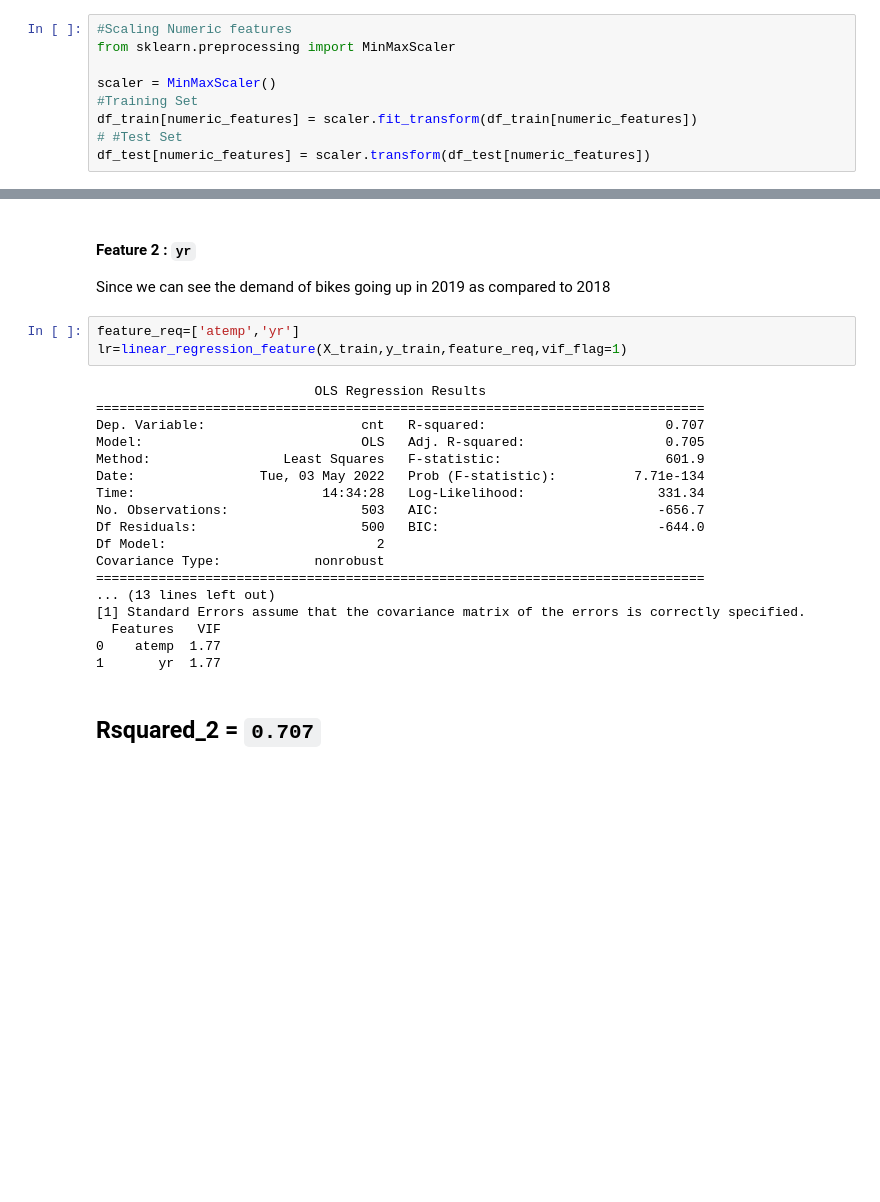
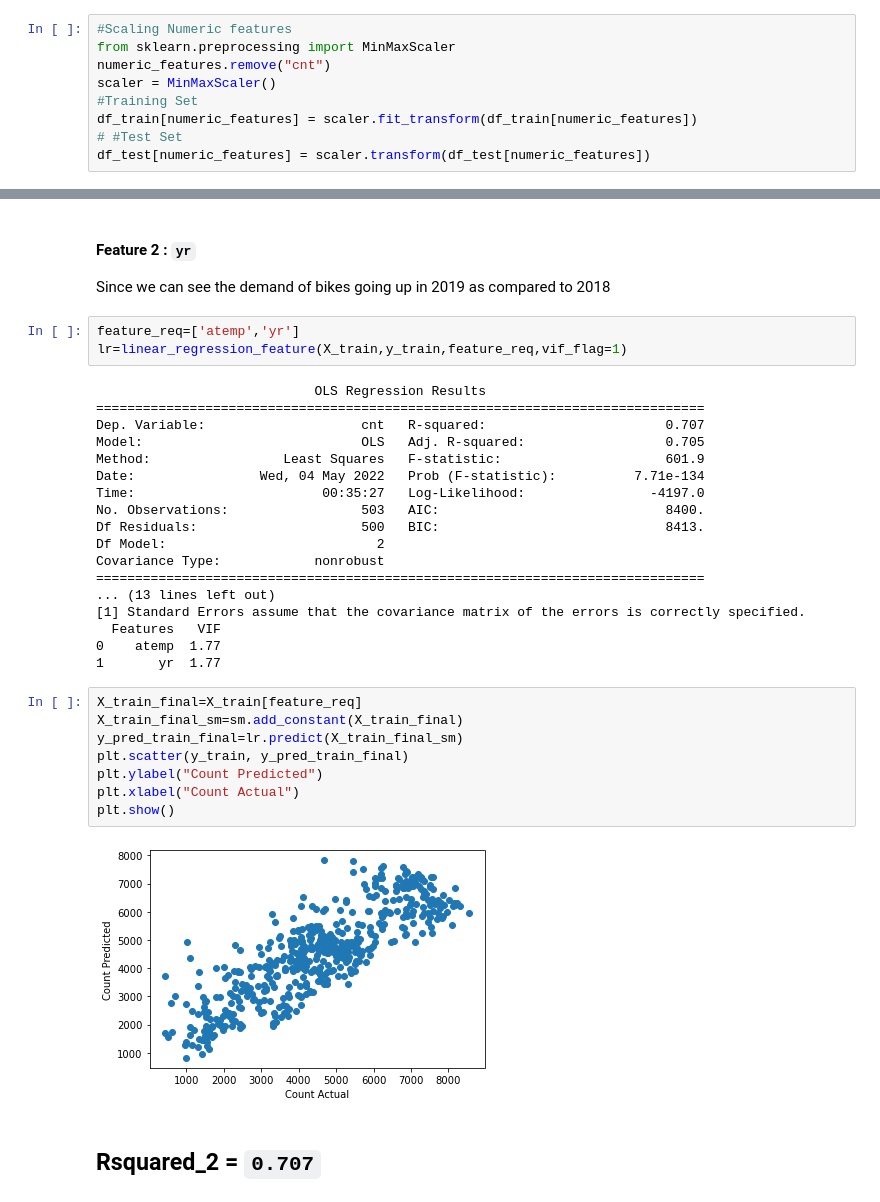
Before and after one commit to karthickchetti/Bike_Sharing, a Jupyter notebook: BikeSharing/Bike_Sharing.ipynb, the cells around one changed output, grey strips where cells are left out. Saved outputs shown, nothing was run; the diff lists cells and outputs as text; blank space fills up the shorter version.

```diff
--- a/BikeSharing/Bike_Sharing.ipynb
+++ b/BikeSharing/Bike_Sharing.ipynb
@@ -228,7 +237,7 @@ numeric_features.remove("temp")
 # %%
 #Scaling Numeric features
 from sklearn.preprocessing import MinMaxScaler
-
+numeric_features.remove("cnt")
 scaler = MinMaxScaler()
 #Training Set
 df_train[numeric_features] = scaler.fit_transform(df_train[numeric_features])
@@ -313,10 +315,10 @@ lr=linear_regression_feature(X_train,y_train,feature_req,vif_flag=1)
 Dep. Variable:                    cnt   R-squared:                       0.707
 Model:                            OLS   Adj. R-squared:                  0.705
 Method:                 Least Squares   F-statistic:                     601.9
-Date:                Tue, 03 May 2022   Prob (F-statistic):          7.71e-134
-Time:                        14:34:28   Log-Likelihood:                 331.34
-No. Observations:                 503   AIC:                            -656.7
-Df Residuals:                     500   BIC:                            -644.0
+Date:                Wed, 04 May 2022   Prob (F-statistic):          7.71e-134
+Time:                        00:35:27   Log-Likelihood:                -4197.0
+No. Observations:                 503   AIC:                             8400.
+Df Residuals:                     500   BIC:                             8413.
 Df Model:                           2
 Covariance Type:            nonrobust
 ==============================================================================
@@ -325,6 +327,16 @@ Covariance Type:            nonrobust
   Features   VIF
 0    atemp  1.77
 1       yr  1.77
+# %%
+X_train_final=X_train[feature_req]
+X_train_final_sm=sm.add_constant(X_train_final)
+y_pred_train_final=lr.predict(X_train_final_sm)
+plt.scatter(y_train, y_pred_train_final)
+plt.ylabel("Count Predicted")
+plt.xlabel("Count Actual")
+plt.show()
+# %% [output]
+[figure, added]
 # %% [markdown]
 ## Rsquared_2 = `0.707`
 # %% [markdown]
```
Also changed, not shown: parts of 41 cells of this notebook.
